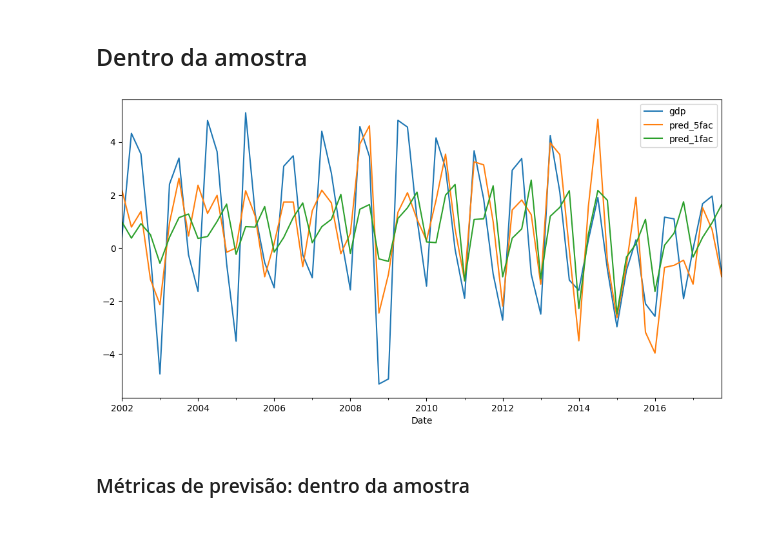
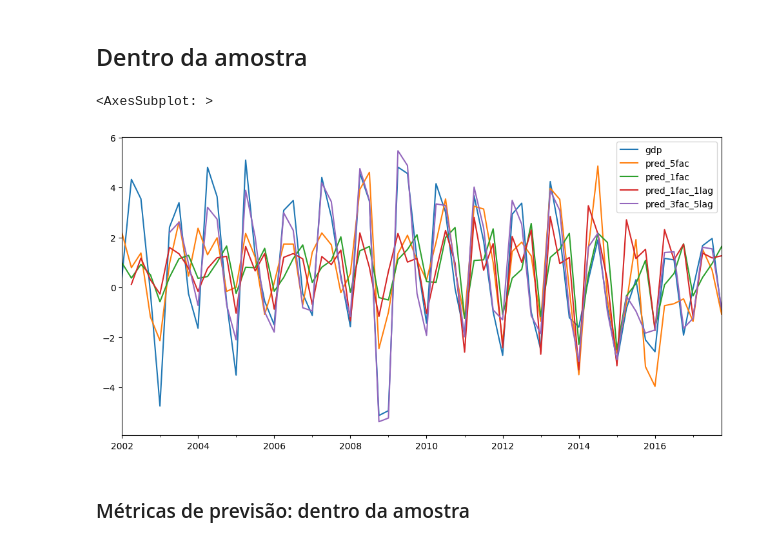
Before and after one commit to Allisterh/nowcasting_gdpbr, a Jupyter notebook: methodologies/dfm_model/dfm_ols.ipynb, the cells around one changed output. Saved outputs shown, nothing was run; the diff lists cells and outputs as text; code cells hidden in the pictures.

```diff
--- a/methodologies/dfm_model/dfm_ols.ipynb
+++ b/methodologies/dfm_model/dfm_ols.ipynb
@@ -207,0 +271,4 @@ Notes:
+# %%
+reg = smf.ols('gdp ~ F1 + F1_1', data = train)
+dfm_ols_1fac_1lag = reg.fit()
+print(dfm_ols_1fac_1lag.summary())
@@ -207,0 +309,4 @@ Notes:
+# %%
+reg = smf.ols('gdp ~ gdp_2 + gdp_4 + F1 + F1_4 + F2 + F2_1 + F3 + F3_1', data = train)
+dfm_ols_3fac_5lag = reg.fit()
+print(dfm_ols_3fac_5lag.summary())
@@ -207,0 +343,6 @@ Notes:
+# %%
+train['resid4'] = dfm_ols_3fac_5lag.resid
+train['resid4_1'] = train['resid4'].shift(1)
+
+X_train['resid4'] = dfm_ols_3fac_5lag.resid
+X_train['resid4_1'] = train['resid4'].shift(1)
@@ -207,0 +360,4 @@ Notes:
+# %%
+reg = smf.ols('gdp ~ gdp_2 + gdp_4 + F1 + F1_4 + F2 + F2_1 + F3 + F3_1 + resid4_1', data = train)
+dfm_ols_3fac_5lag = reg.fit()
+print(dfm_ols_3fac_5lag.summary())
@@ -234,12 +422,15 @@ print(stargazer.render_latex())
 # %%
 forecasts_insample = pd.DataFrame()
 forecasts_insample['gdp'] = y_train
-forecasts_insample['pred_5fac'] = dfm_ols_5fac.predict(X5_train)
-forecasts_insample['pred_1fac'] = dfm_ols_1fac.predict(X5_train.F1)
+forecasts_insample['pred_5fac'] = dfm_ols_5fac.predict(X_train[['F1', 'F2', 'F3', 'F4', 'F5']])
+forecasts_insample['pred_1fac'] = dfm_ols_1fac.predict(X_train['F1'])
+forecasts_insample['pred_1fac_1lag'] = dfm_ols_1fac_1lag.predict(X_train[['F1', 'F1_1']])
+forecasts_insample['pred_3fac_5lag'] = dfm_ols_3fac_5lag.predict(X_train[['gdp_2', 'gdp_4', 'F1', 'F1_4', 'F2', 'F2_1', 'F3', 'F3_1', 'resid4_1']])
 forecasts_insample.plot(figsize = (12,6))
-plt.savefig('dfm-images-plots/forecast_1and5_factors_insample.png')
+# plt.savefig('dfm-images-plots/forecast_1and5_factors_insample.png')
 # %% [output]
+<AxesSubplot: >
-[figure, old version]
+[figure, new version]
 # %% [markdown]
 ### Métricas de previsão: dentro da amostra
 # %%
```
Also changed, not shown: parts of 43 cells of this notebook, 1 other file.
